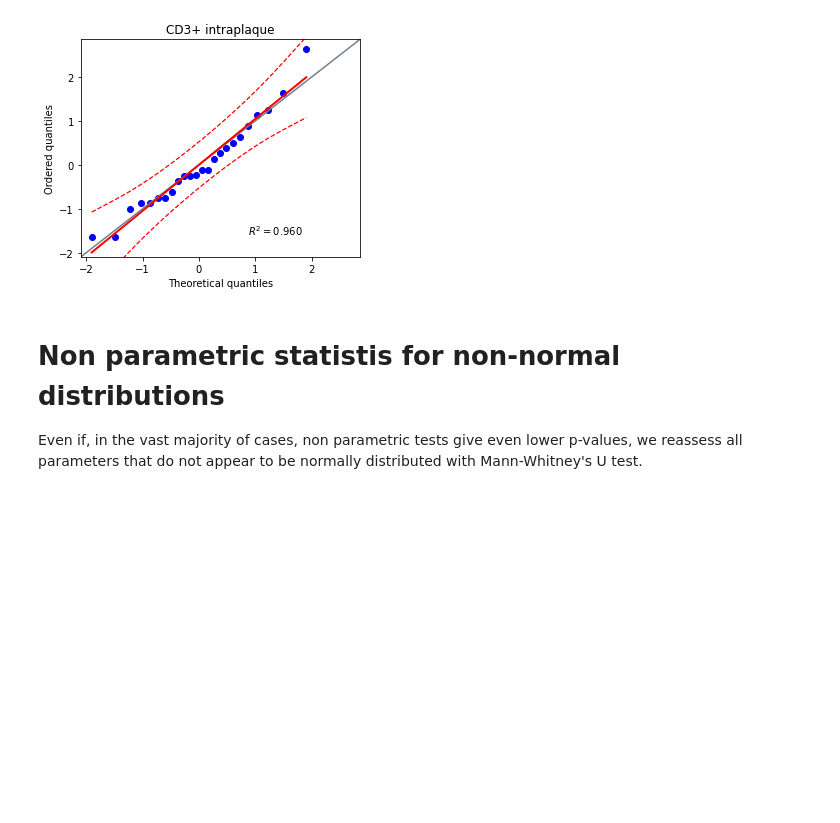
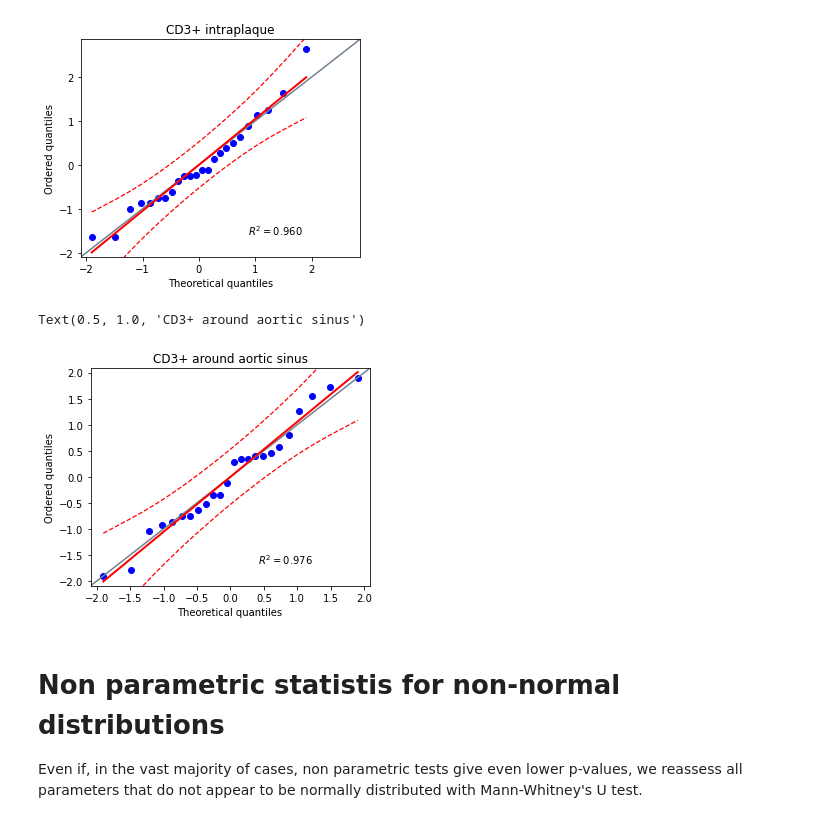
Before and after one commit to Stemanz/code_snippets, a Jupyter notebook: rupatadine_letter/normality check.ipynb, the cells around one changed output. Cells and saved outputs as stored; diff of their text form; code cells hidden in the pictures; blank space fills up the shorter version.

```diff
--- a/rupatadine_letter/normality check.ipynb
+++ b/rupatadine_letter/normality check.ipynb
@@ -84,6 +84,13 @@ plt.title(elem)
 # %% [output]
 Text(0.5, 1.0, 'CD3+ intraplaque')
 [figure]
+# %%
+elem = "CD3+ around aortic sinus"
+ax = pg.qqplot(residuals_book[elem], dist="norm")
+plt.title(elem)
+# %% [output]
+Text(0.5, 1.0, 'CD3+ around aortic sinus')
+[figure, added]
 # %% [markdown]
 # Non parametric statistis for non-normal distributions
 Even if, in the vast majority of cases, non parametric tests give even lower p-values, we reassess all parameters that do not appear to be normally distributed with Mann-Whitney's U test.
```
Also changed, not shown: parts of 1 cell of this notebook.
